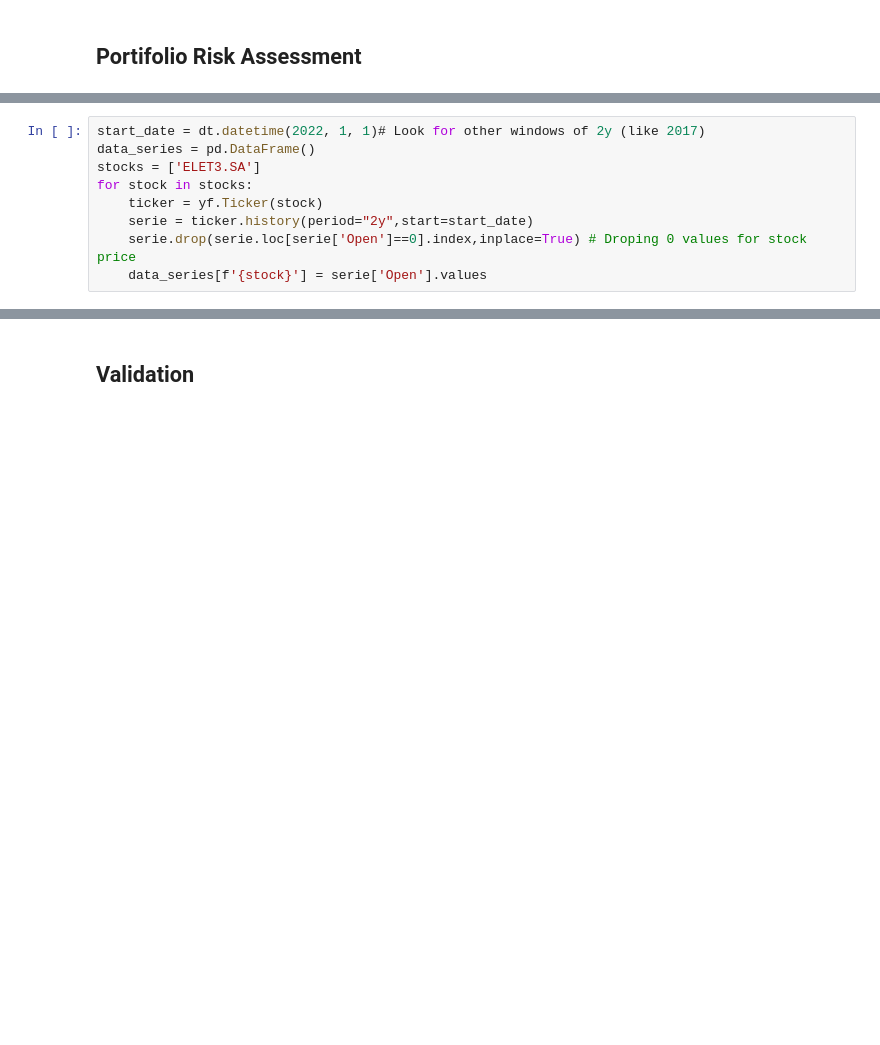
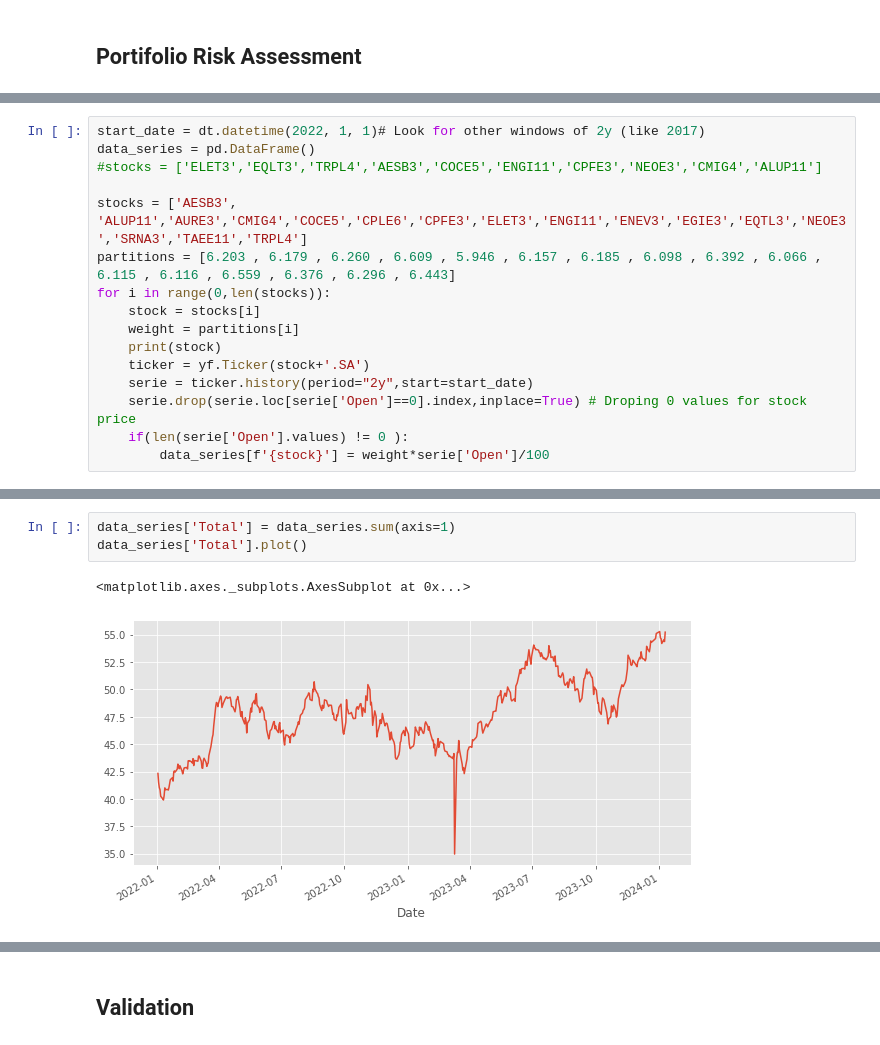
Before and after one commit to IsraelFPM/Risk-Analysis, a Jupyter notebook: ValueAtRisk.ipynb, the cells around one changed output, grey strips where cells are left out. Saved outputs shown, nothing was run; the diff lists cells and outputs as text; blank space fills up the shorter version.

```diff
--- a/ValueAtRisk.ipynb
+++ b/ValueAtRisk.ipynb
@@ -121,9 +121,16 @@ Text(0.5, 1.0, 'Daily Return Distribution')
 # %%
 start_date = dt.datetime(2022, 1, 1)# Look for other windows of 2y (like 2017)
 data_series = pd.DataFrame()
-stocks = ['ELET3.SA']
-for stock in stocks:
-    ticker = yf.Ticker(stock)
+#stocks = ['ELET3','EQLT3','TRPL4','AESB3','COCE5','ENGI11','CPFE3','NEOE3','CMIG4','ALUP11']
+
+stocks = ['AESB3', 'ALUP11','AURE3','CMIG4','COCE5','CPLE6','CPFE3','ELET3','ENGI11','ENEV3','EGIE3','EQTL3','NEOE3','SRNA3','TAEE11','TRPL4']
+partitions = [6.203 , 6.179 , 6.260 , 6.609 , 5.946 , 6.157 , 6.185 , 6.098 , 6.392 , 6.066 , 6.115 , 6.116 , 6.559 , 6.376 , 6.296 , 6.443]
+for i in range(0,len(stocks)):
+    stock = stocks[i]
+    weight = partitions[i]
+    print(stock)
+    ticker = yf.Ticker(stock+'.SA')
     serie = ticker.history(period="2y",start=start_date)
     serie.drop(serie.loc[serie['Open']==0].index,inplace=True) # Droping 0 values for stock price
-    data_series[f'{stock}'] = serie['Open'].values
+    if(len(serie['Open'].values) != 0 ):
+        data_series[f'{stock}'] = weight*serie['Open']/100
@@ -129,0 +164,6 @@ for stock in stocks:
+# %%
+data_series['Total'] = data_series.sum(axis=1)
+data_series['Total'].plot()
+# %% [output]
+<matplotlib.axes._subplots.AxesSubplot at 0x...>
+[figure, added]
```
Also changed, not shown: parts of 12 cells of this notebook.
